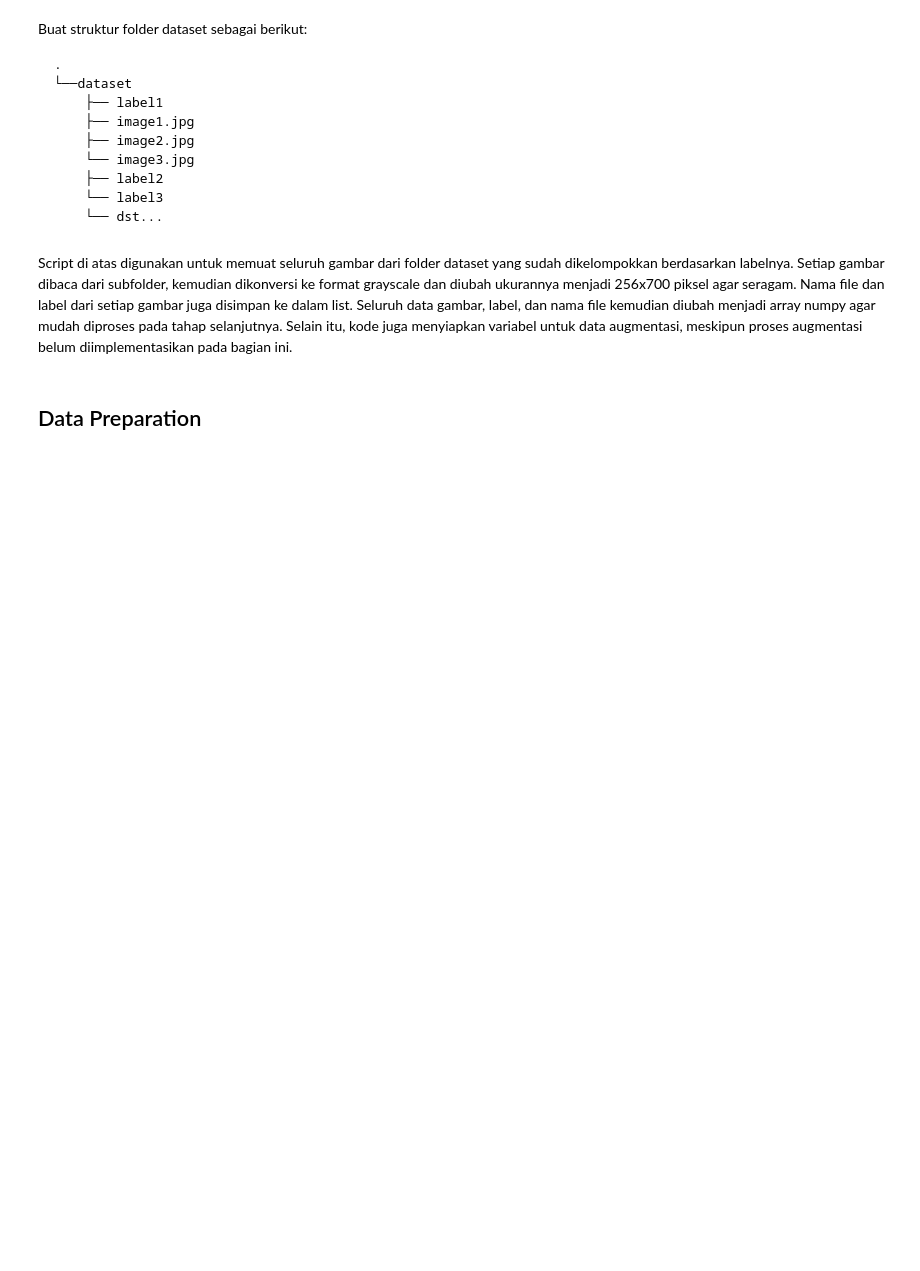
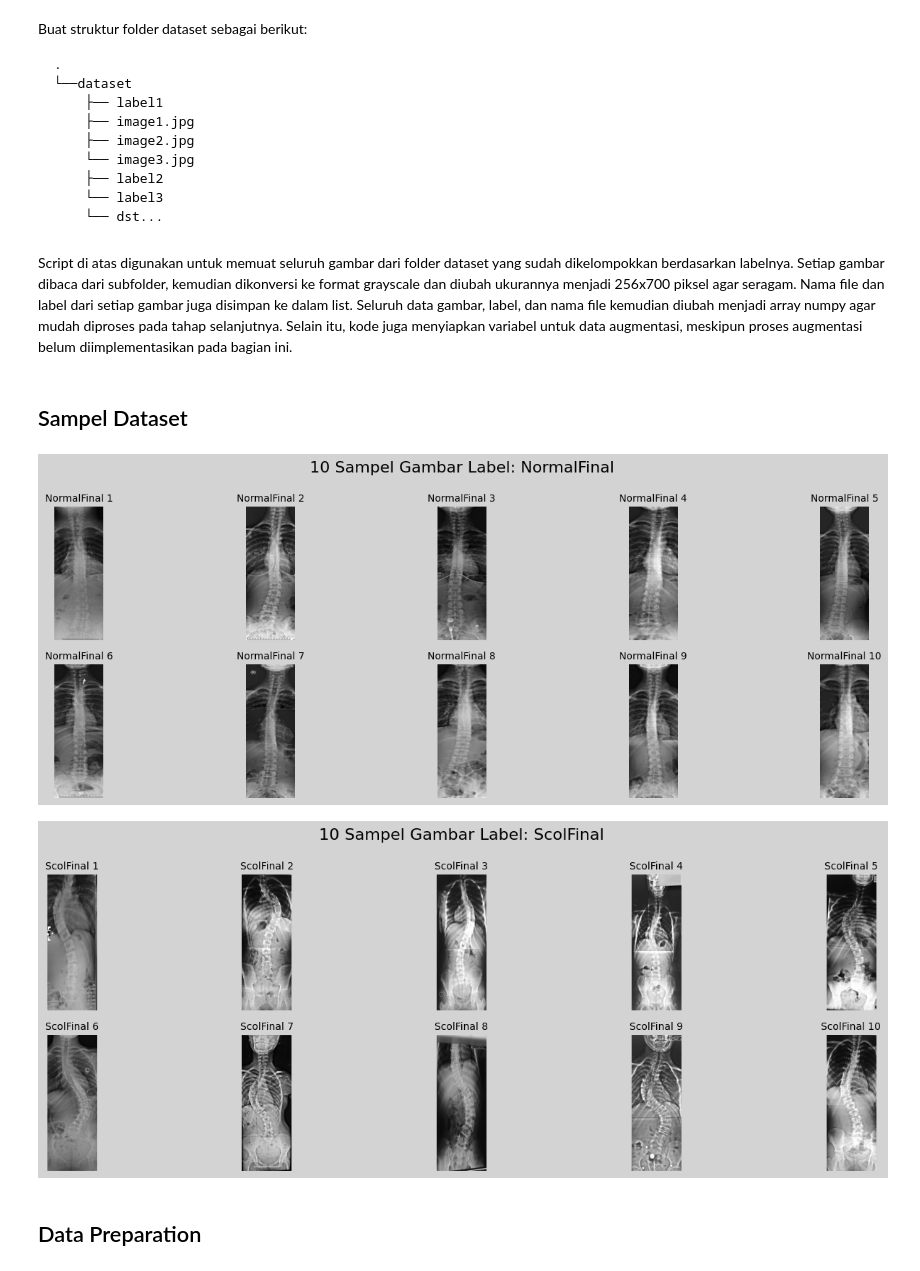
Before and after one commit to daelzikri/Project-PCD, a Jupyter notebook: percobaan_1.ipynb, the cells around one changed output. Drawn from its saved outputs; the diff is of its cells as text; code cells hidden in the pictures; blank space fills up the shorter version.

Commit message:
Menambah sampel gambar

```diff
--- a/percobaan_1.ipynb
+++ b/percobaan_1.ipynb
@@ -80,15 +82,32 @@ for sub_folder in os.listdir("dataset\\"):
 
 data_awal = np.array(data_awal)
 labels = np.array(labels)
-
-data_augmented = []
-labels_augmented = []
-paths_augmented = []
-file_name_augmented = []
-for i in range(len(data_awal)):
-	pass
 # %% [markdown]
 Script di atas digunakan untuk memuat seluruh gambar dari folder dataset yang sudah dikelompokkan berdasarkan labelnya. Setiap gambar dibaca dari subfolder, kemudian dikonversi ke format grayscale dan diubah ukurannya menjadi 256x700 piksel agar seragam. Nama file dan label dari setiap gambar juga disimpan ke dalam list. Seluruh data gambar, label, dan nama file kemudian diubah menjadi array numpy agar mudah diproses pada tahap selanjutnya. Selain itu, kode juga menyiapkan variabel untuk data augmentasi, meskipun proses augmentasi belum diimplementasikan pada bagian ini.
+# %% [markdown]
+## Sampel Dataset
+# %%
+unique_labels = np.unique(labels)
+
+for label in unique_labels:
+    idx = np.where(labels == label)[0][:10]
+
+    fig = plt.figure(figsize=(15, 5), facecolor='lightgray')
+    fig.suptitle(f"10 Sampel Gambar Label: {label}", fontsize=16)
+
+    for i, index in enumerate(idx):
+        ax = plt.subplot(2, 5, i + 1)
+        ax.imshow(data_awal[index], cmap='gray')
+        ax.set_title(f"{label} {i+1}", fontsize=10)
+        ax.axis('off')
+        ax.set_facecolor('lightgray')
+
+    plt.tight_layout()
+    plt.subplots_adjust(top=0.85)
+    plt.show()
+# %% [output]
+[figure, added]
+[figure, added]
 # %% [markdown]
 ## Data Preparation
 # %% [markdown]
```
Also changed, not shown: parts of 5 cells of this notebook, 5 other files.
